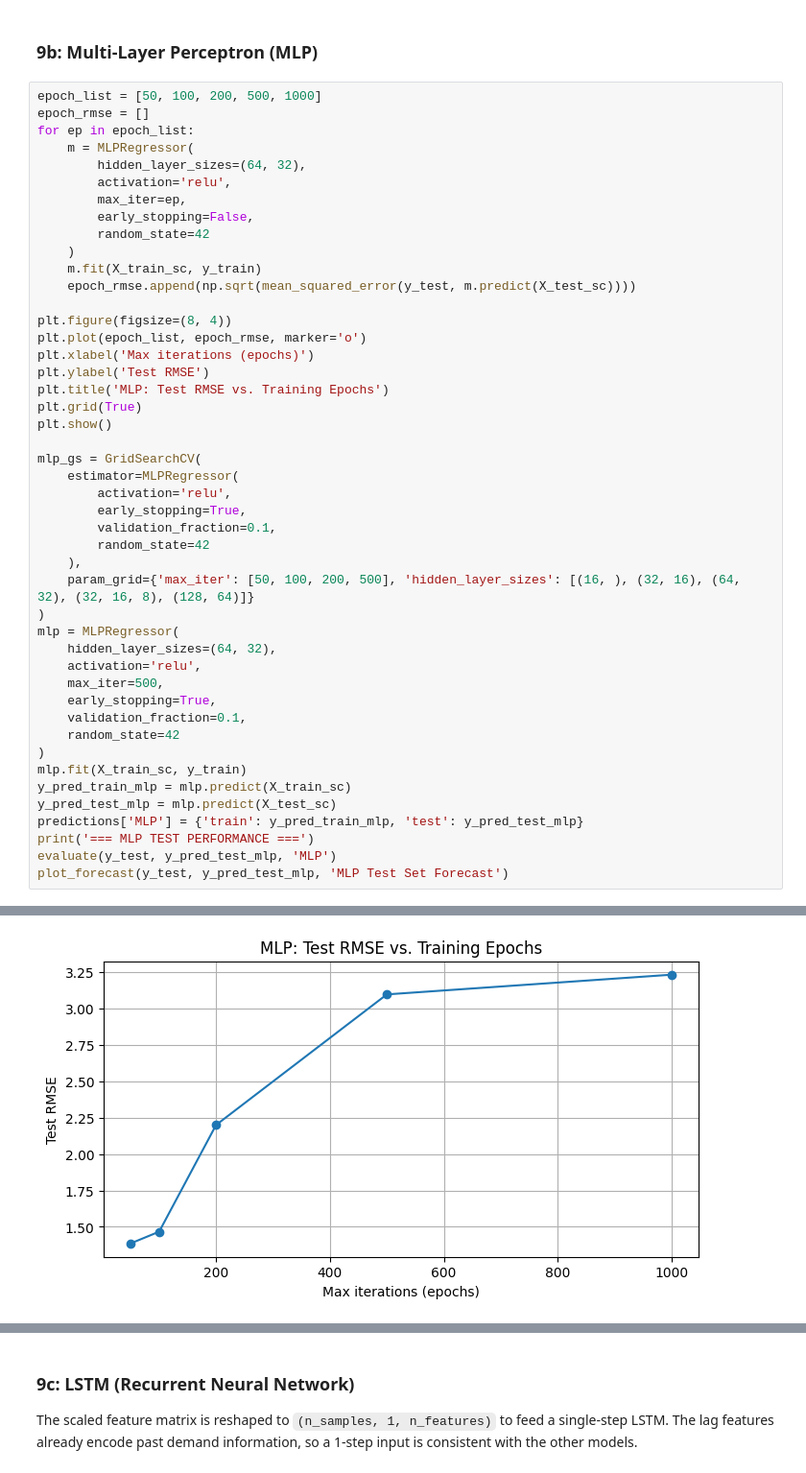
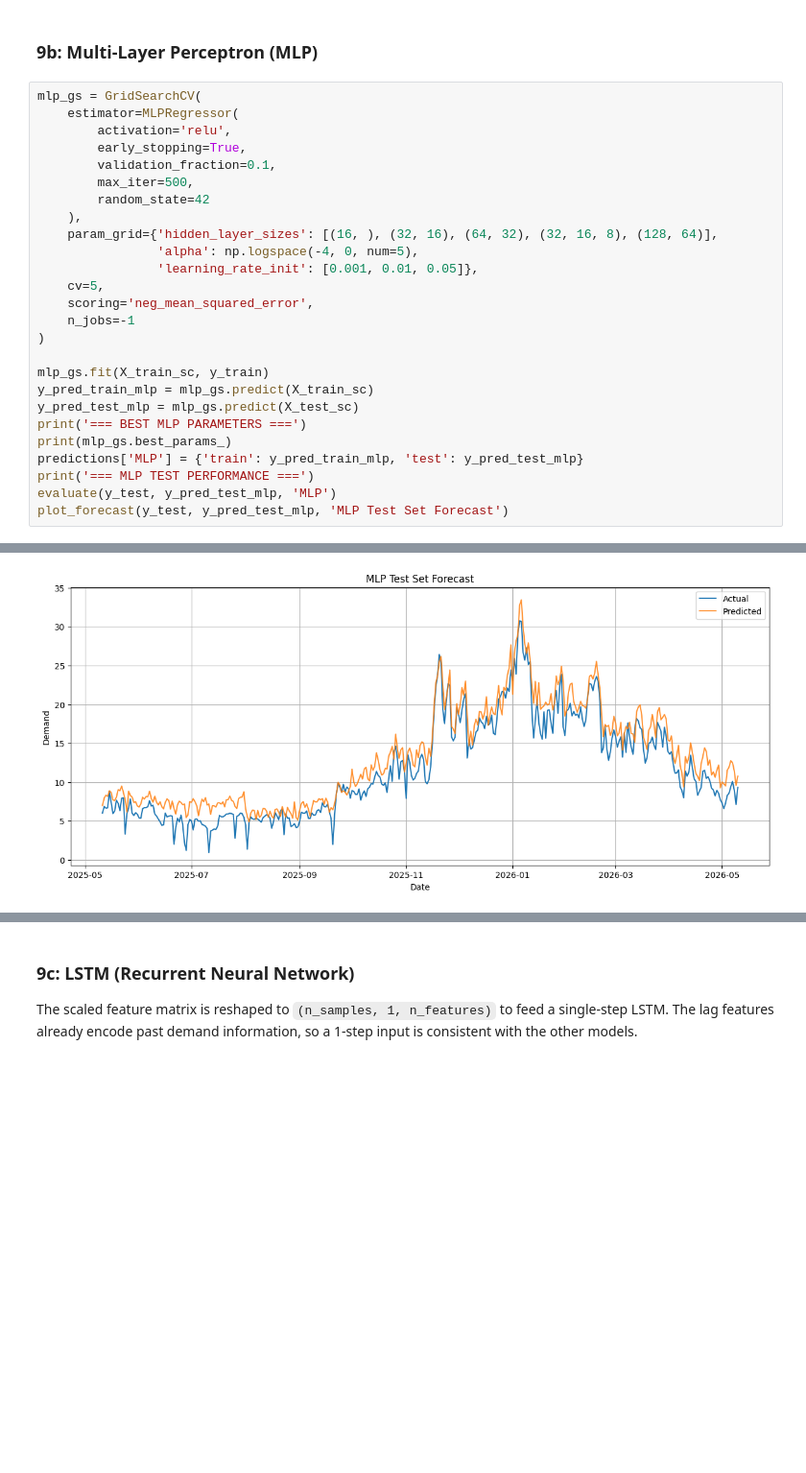
Before and after one commit to stanislavmakushynski/SE_LDZ_daily_gas_stock, a Jupyter notebook: main.ipynb, the cells around one changed output, grey strips where cells are left out. Shown at 96% size. Saved outputs shown, nothing was run; the diff lists cells and outputs as text; blank space fills up the shorter version.

```diff
--- a/main.ipynb
+++ b/main.ipynb
@@ -554,47 +554,27 @@ MAPE = 13.53%
 # %% [markdown]
 ### 9b: Multi-Layer Perceptron (MLP)
 # %%
-epoch_list = [50, 100, 200, 500, 1000]
-epoch_rmse = []
-for ep in epoch_list:
-    m = MLPRegressor(
-        hidden_layer_sizes=(64, 32),
-        activation='relu',
-        max_iter=ep,
-        early_stopping=False,
-        random_state=42
-    )
-    m.fit(X_train_sc, y_train)
-    epoch_rmse.append(np.sqrt(mean_squared_error(y_test, m.predict(X_test_sc))))
-
-plt.figure(figsize=(8, 4))
-plt.plot(epoch_list, epoch_rmse, marker='o')
-plt.xlabel('Max iterations (epochs)')
-plt.ylabel('Test RMSE')
-plt.title('MLP: Test RMSE vs. Training Epochs')
-plt.grid(True)
-plt.show()
-
 mlp_gs = GridSearchCV(
     estimator=MLPRegressor(
         activation='relu',
         early_stopping=True,
         validation_fraction=0.1,
+        max_iter=500,
         random_state=42
     ),
-    param_grid={'max_iter': [50, 100, 200, 500], 'hidden_layer_sizes': [(16, ), (32, 16), (64, 32), (32, 16, 8), (128, 64)]}
+    param_grid={'hidden_layer_sizes': [(16, ), (32, 16), (64, 32), (32, 16, 8), (128, 64)],
+                'alpha': np.logspace(-4, 0, num=5),
+                'learning_rate_init': [0.001, 0.01, 0.05]},
+    cv=5,
+    scoring='neg_mean_squared_error',
+    n_jobs=-1
 )
-mlp = MLPRegressor(
-    hidden_layer_sizes=(64, 32),
-    activation='relu',
-    max_iter=500,
-    early_stopping=True,
-    validation_fraction=0.1,
-    random_state=42
-)
-mlp.fit(X_train_sc, y_train)
-y_pred_train_mlp = mlp.predict(X_train_sc)
-y_pred_test_mlp = mlp.predict(X_test_sc)
+
+mlp_gs.fit(X_train_sc, y_train)
+y_pred_train_mlp = mlp_gs.predict(X_train_sc)
+y_pred_test_mlp = mlp_gs.predict(X_test_sc)
+print('=== BEST MLP PARAMETERS ===')
+print(mlp_gs.best_params_)
 predictions['MLP'] = {'train': y_pred_train_mlp, 'test': y_pred_test_mlp}
 print('=== MLP TEST PERFORMANCE ===')
 evaluate(y_test, y_pred_test_mlp, 'MLP')
@@ -603 +600 @@ plot_forecast(y_test, y_pred_test_mlp, 'MLP Test Set Forecast')
-[figure, old version]
+[figure, new version]
```
Also changed, not shown: parts of 8 cells of this notebook.
